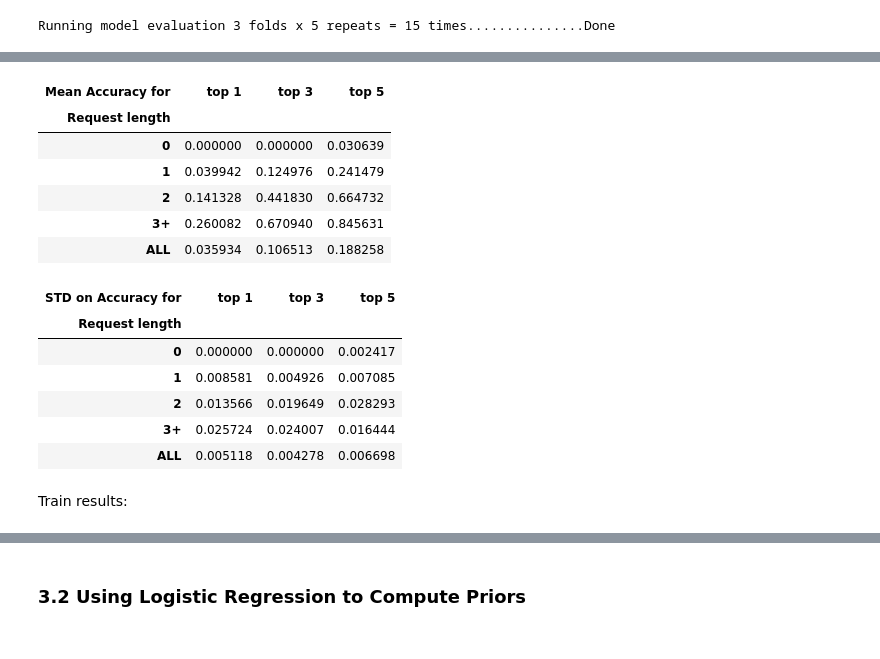
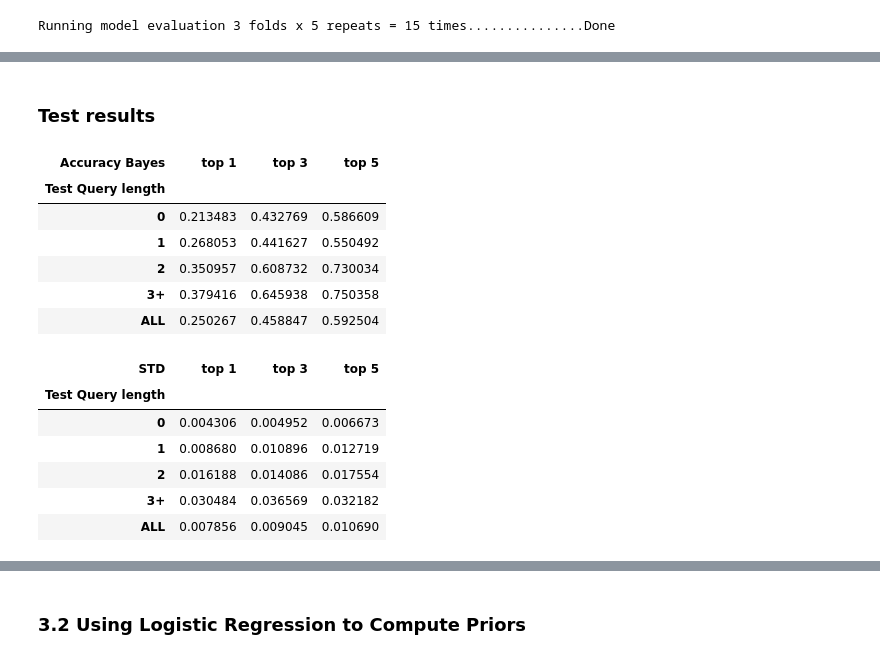
Before and after one commit to asutcl/mtl-xyz, a Jupyter notebook: Coveo Technical Challenge.ipynb, the cells around one changed output, grey strips where cells are left out. Drawn from its saved outputs; the diff is of its cells as text; code cells hidden in the pictures.

Commit message:
Bugfix and formatting

```diff
--- a/Coveo Technical Challenge.ipynb
+++ b/Coveo Technical Challenge.ipynb
@@ -297,22 +353,21 @@ Test results:
+# %% [markdown]
+### Test results
 # %%
-reload(helpers)
-results_df = helpers.format_results(results['mean'], results['tracker'], column_info='Mean Accuracy for', index_info='Request length')
-std_df = helpers.format_results(results['std'], results['tracker'], column_info='STD on Accuracy for', index_info='Request length')
+results_df = helpers.format_results(results['mean'], results['tracker'], column_info='Accuracy Bayes', index_info='Test Query length')
+std_df = helpers.format_results(results['std'], results['tracker'], column_info='STD', index_info='Test Query length')
 helpers.display_side_by_side(results_df, std_df)
 # %% [output]
-| Mean Accuracy for | top 1 | top 3 | top 5 |
-| Request length |  |  |  |
-| 0 | 0.000000 | 0.000000 | 0.030639 |
-| 1 | 0.039942 | 0.124976 | 0.241479 |
-| 2 | 0.141328 | 0.441830 | 0.664732 |
-| 3+ | 0.260082 | 0.670940 | 0.845631 |
-| ALL | 0.035934 | 0.106513 | 0.188258 |
+| Accuracy Bayes | top 1 | top 3 | top 5 |
+| Test Query length |  |  |  |
+| 0 | 0.213483 | 0.432769 | 0.586609 |
+| 1 | 0.268053 | 0.441627 | 0.550492 |
+| 2 | 0.350957 | 0.608732 | 0.730034 |
+| 3+ | 0.379416 | 0.645938 | 0.750358 |
+| ALL | 0.250267 | 0.458847 | 0.592504 |
-| STD on Accuracy for | top 1 | top 3 | top 5 |
-| Request length |  |  |  |
-| 0 | 0.000000 | 0.000000 | 0.002417 |
-| 1 | 0.008581 | 0.004926 | 0.007085 |
-| 2 | 0.013566 | 0.019649 | 0.028293 |
-| 3+ | 0.025724 | 0.024007 | 0.016444 |
-| ALL | 0.005118 | 0.004278 | 0.006698 |
+| STD | top 1 | top 3 | top 5 |
+| Test Query length |  |  |  |
+| 0 | 0.004306 | 0.004952 | 0.006673 |
+| 1 | 0.008680 | 0.010896 | 0.012719 |
+| 2 | 0.016188 | 0.014086 | 0.017554 |
+| 3+ | 0.030484 | 0.036569 | 0.032182 |
+| ALL | 0.007856 | 0.009045 | 0.010690 |
-# %% [markdown]
-Train results:
```
Also changed, not shown: parts of 54 cells of this notebook, 2 other files.
